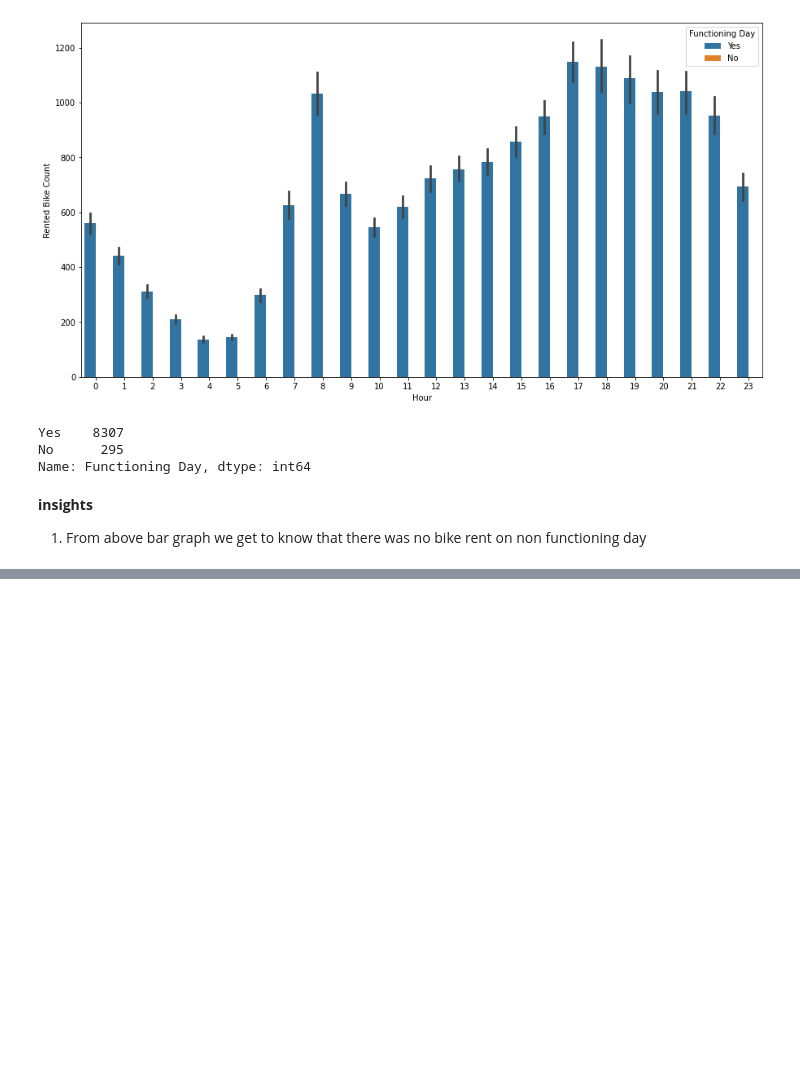
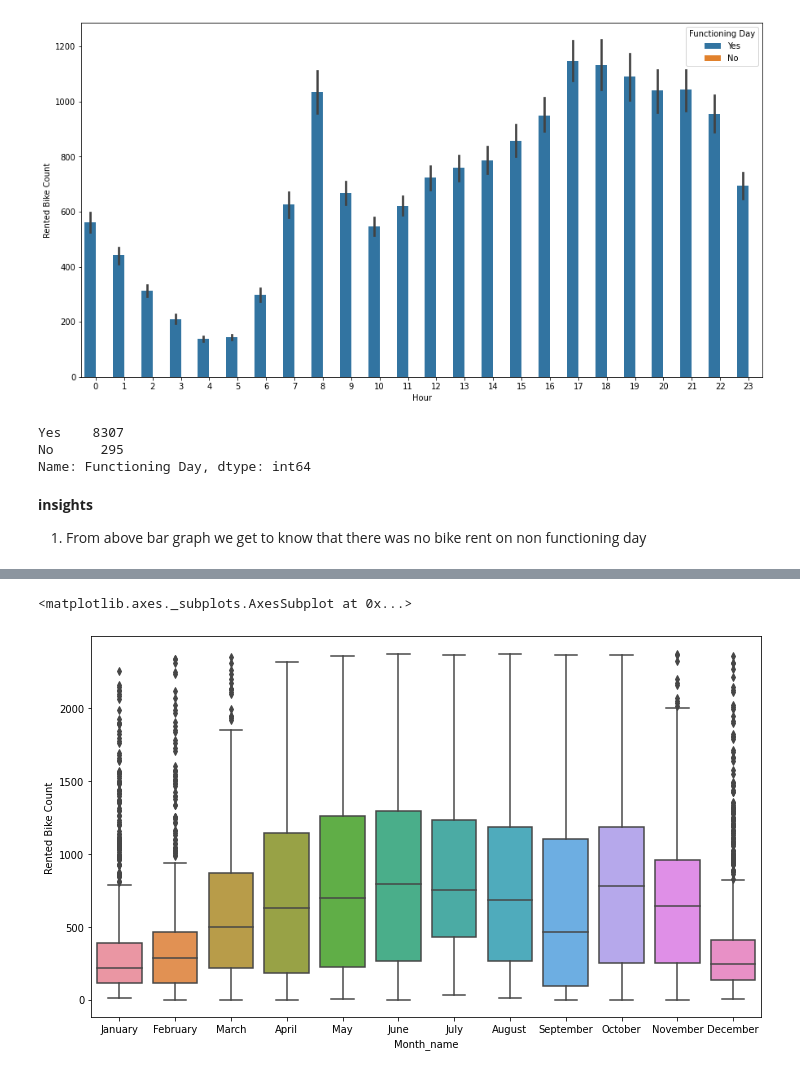
Before and after one commit to rohit-1026/Bike-Sharing-Demand-Prediction, a Jupyter notebook: Bike_Sharing_Demand_Prediction_Capstone_Project.ipynb, the cells around one changed output, grey strips where cells are left out. Cells and saved outputs as stored; diff of their text form; code cells hidden in the pictures; blank space fills up the shorter version.

```diff
--- a/Bike_Sharing_Demand_Prediction_Capstone_Project.ipynb
+++ b/Bike_Sharing_Demand_Prediction_Capstone_Project.ipynb
@@ -426,0 +444,11 @@ non functioning day
+# %%
+#creating a function
+Month_list=['January','February','March','April','May','June','July','August','September','October','November','December']
+def return_month(integer):
+  '''This function take integer as input and return
+  corresponding month name
+  '''
+  return Month_list[integer-1]
+# %%
+#creating month name column in dataframe
+Bike_df_copy['Month_name']=Bike_df_copy['month'].apply(return_month)
@@ -426,0 +471,7 @@ non functioning day
+# %%
+ #creating plot
+plt.figure(figsize= (12,7))
+sns.boxplot(data=Bike_df_copy,x='Month_name',y='Rented Bike Count')
+# %% [output]
+<matplotlib.axes._subplots.AxesSubplot at 0x...>
+[figure, added]
```
Also changed, not shown: parts of 15 cells of this notebook.
